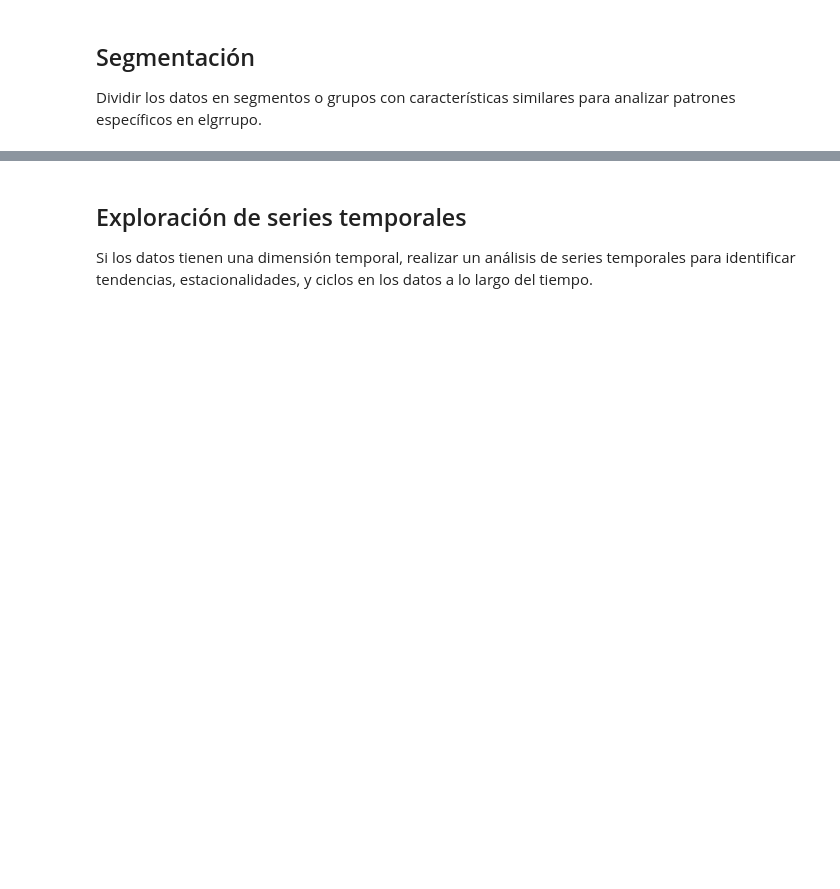
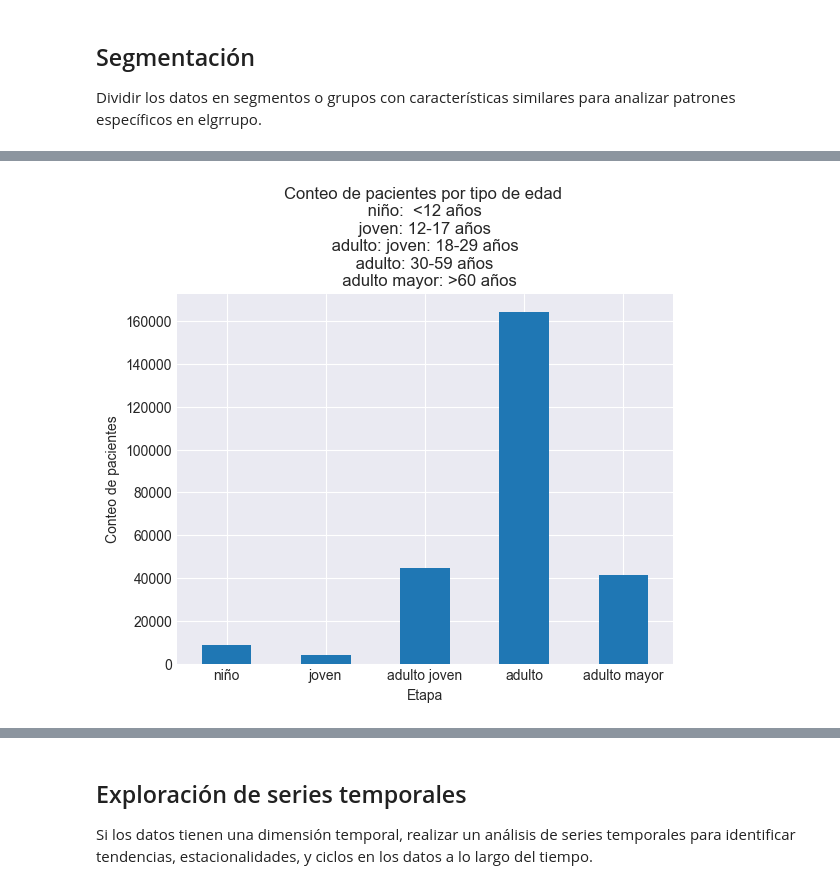
Before and after one commit to Edgar-La/Covid_19_Mexico, a Jupyter notebook: Final_Project.ipynb, the cells around one changed output, grey strips where cells are left out. Saved outputs shown, nothing was run; the diff lists cells and outputs as text; code cells hidden in the pictures; blank space fills up the shorter version.

```diff
--- a/Final_Project.ipynb
+++ b/Final_Project.ipynb
@@ -617,0 +638,16 @@ Dividir los datos en segmentos o grupos con características similares para anal
+# %%
+df_seg_edad = df_clean[['EDAD', 'RESULTADO', 'FECHA_DEF']].copy()
+# %%
+def discretizar_edad(edad):
+    if edad < 12:
+        return 'niño'
+    elif (edad >= 12) & (edad < 18):
+        return  'joven'
+    elif (edad >= 18) & (edad < 30):
+        return 'adulto joven'
+    elif (edad >= 30) & (edad < 60):
+        return 'adulto'
+    elif edad >= 60:
+        return 'adulto mayor'
+# %%
+df_seg_edad['EDAD_DISCRETA'] = [discretizar_edad(edad) for edad in df_seg_edad['EDAD']]
@@ -617,0 +673,9 @@ Dividir los datos en segmentos o grupos con características similares para anal
+# %%
+df_seg_edad['EDAD_DISCRETA'].value_counts().reindex(['niño','joven','adulto joven','adulto','adulto mayor']).plot(kind='bar')
+plt.title('Conteo de pacientes por tipo de edad \n niño:  <12 años \n joven: 12-17 años \n adulto: joven: 18-29 años \n adulto: 30-59 años \n  adulto mayor: >60 años')
+plt.ylabel('Conteo de pacientes')
+plt.xlabel('Etapa')
+plt.xticks(rotation=0)
+plt.show()
+# %% [output]
+[figure, added]
```
Also changed, not shown: parts of 45 cells of this notebook.
